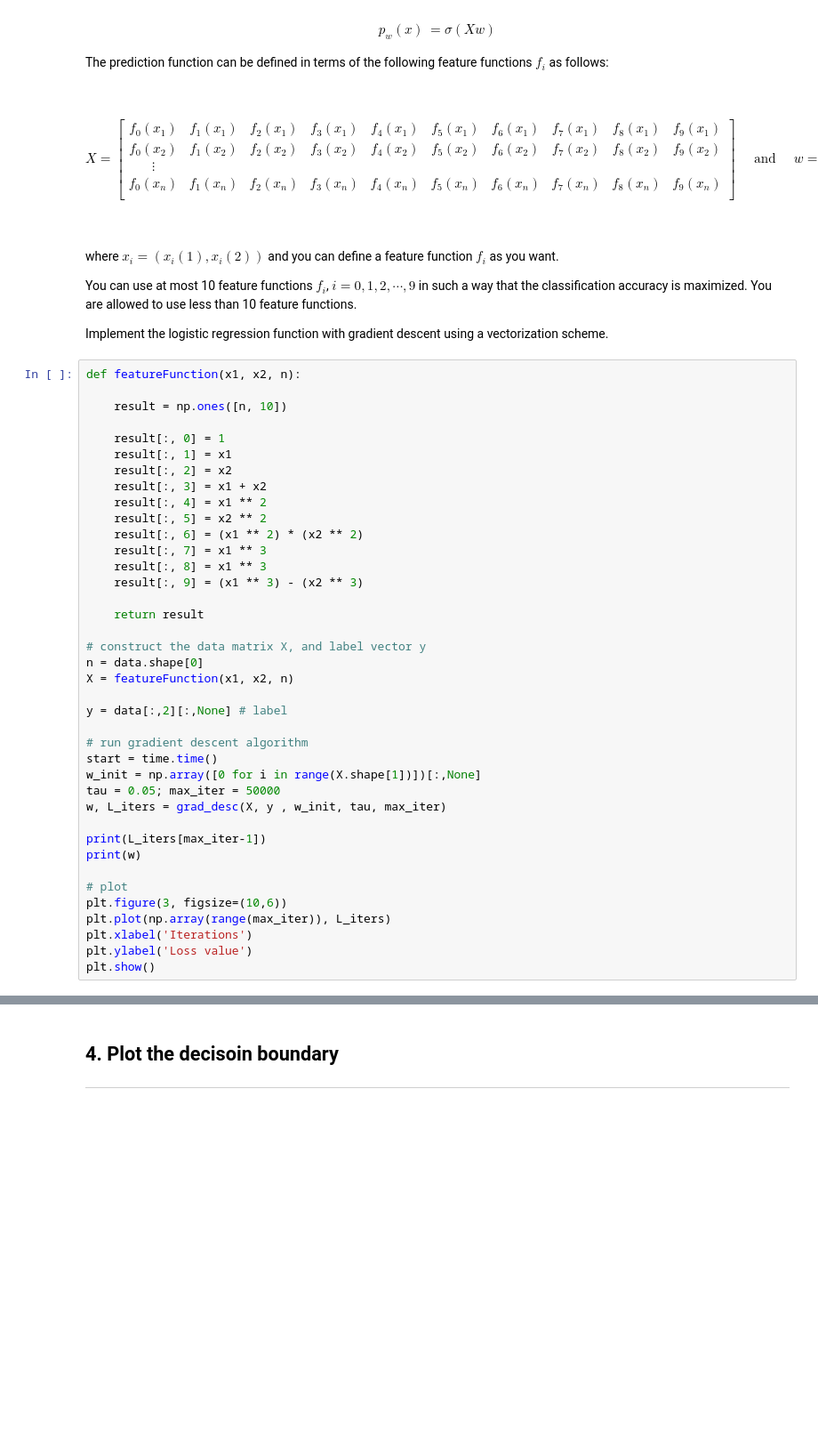
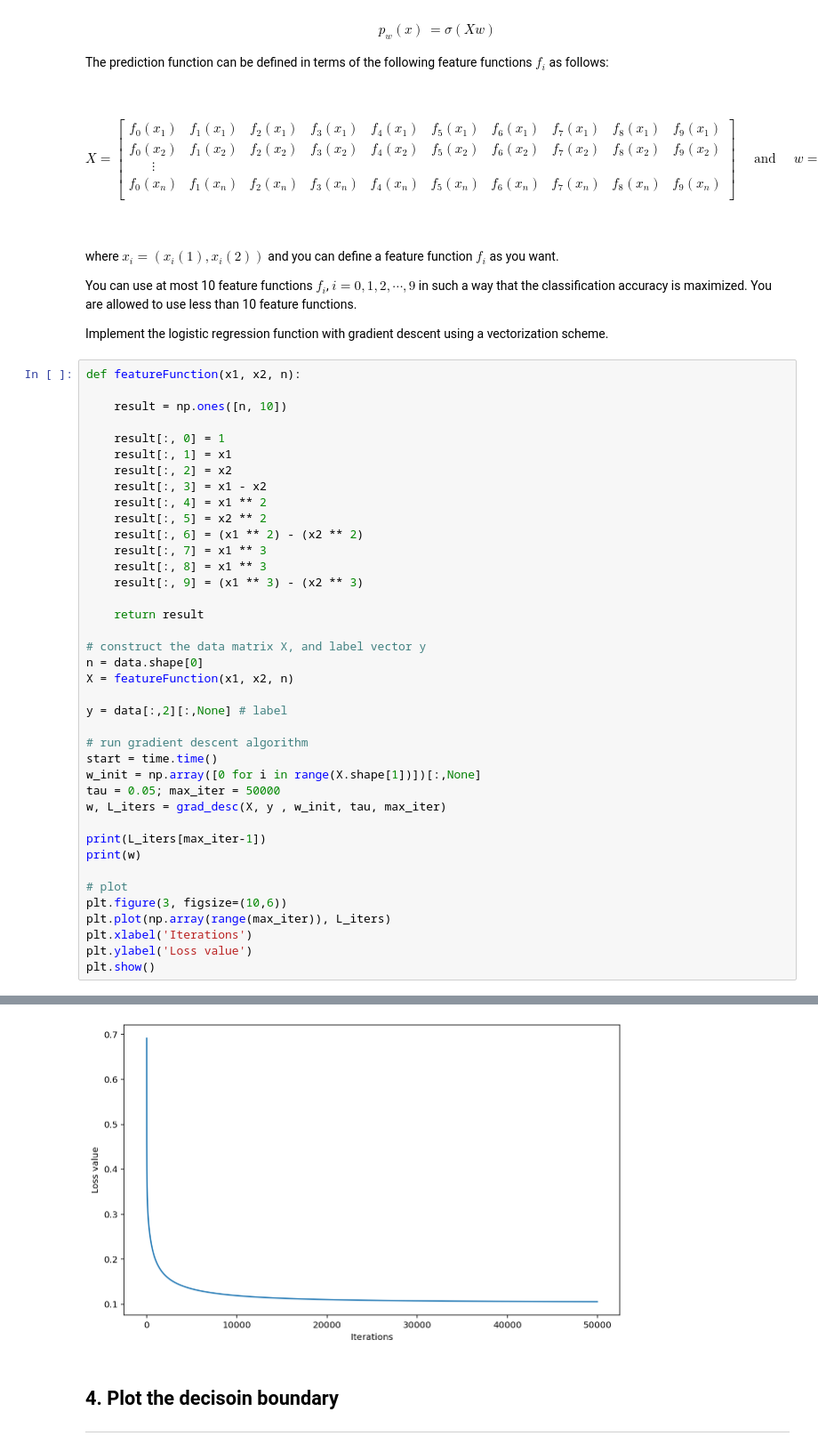
Before and after one commit to wkdthf21/Machine-Learning-Assignment, a Jupyter notebook: 05/assignment_05_b.ipynb, the cells around one changed output, grey strips where cells are left out. Shown at 89% size. Drawn from its saved outputs; the diff is of its cells as text; blank space fills up the shorter version.

```diff
--- a/05/assignment_05_b.ipynb
+++ b/05/assignment_05_b.ipynb
@@ -166,10 +166,10 @@ def featureFunction(x1, x2, n):
     result[:, 0] = 1
     result[:, 1] = x1
     result[:, 2] = x2
-    result[:, 3] = x1 + x2
+    result[:, 3] = x1 - x2
     result[:, 4] = x1 ** 2
     result[:, 5] = x2 ** 2
-    result[:, 6] = (x1 ** 2) * (x2 ** 2)
+    result[:, 6] = (x1 ** 2) - (x2 ** 2)
     result[:, 7] = x1 ** 3
     result[:, 8] = x1 ** 3
     result[:, 9] = (x1 ** 3) - (x2 ** 3)
@@ -197,3 +197,4 @@ plt.plot(np.array(range(max_iter)), L_iters)
 plt.xlabel('Iterations')
 plt.ylabel('Loss value')
 plt.show()
+# %% [output]
@@ -200,3 +212,4 @@ plt.show()
+[figure, added]
 # %% [markdown]
 ## 4. Plot the decisoin boundary
 <hr>
```
Also changed, not shown: parts of 4 cells of this notebook.
